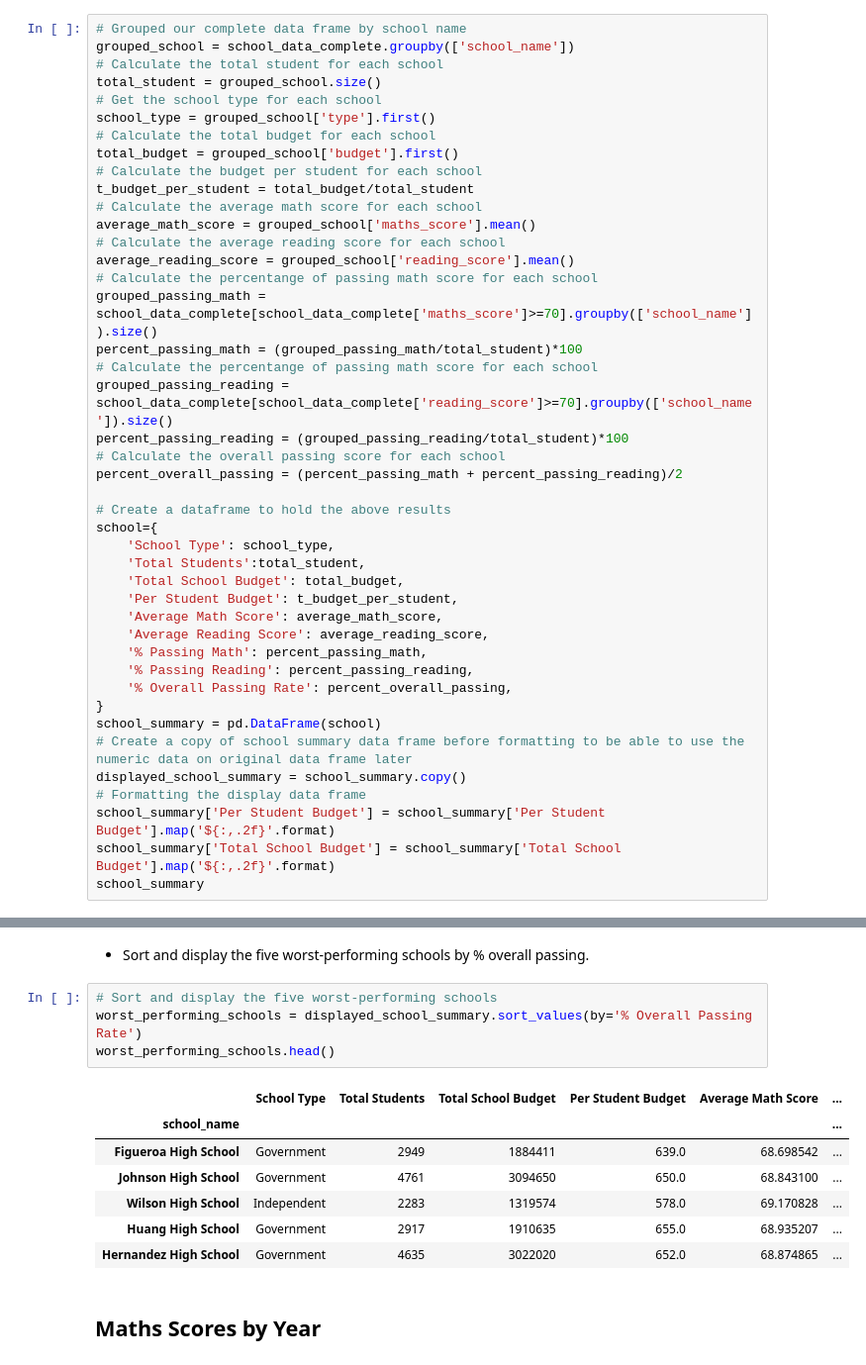
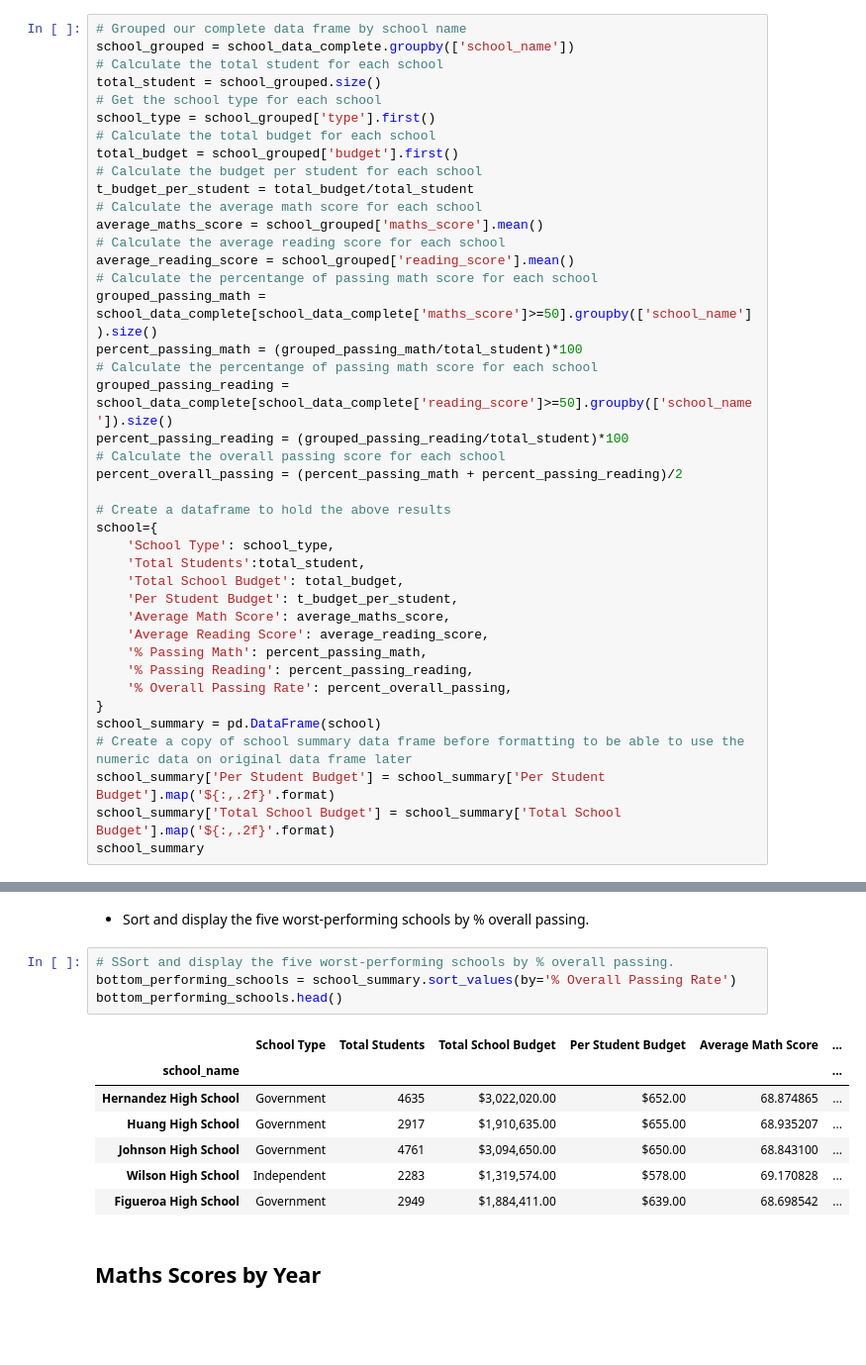
Before and after one commit to nickjaycarr88/pandas_challenge, a Jupyter notebook: PyCitySchools_starter_trial.ipynb, the cells around one changed output, grey strips where cells are left out. Shown at 99% size. Saved outputs shown, nothing was run; the diff lists cells and outputs as text; blank space fills up the shorter version.

```diff
--- a/PyCitySchools_starter_trial.ipynb
+++ b/PyCitySchools_starter_trial.ipynb
@@ -105,24 +105,24 @@ district_summery
 * Create a dataframe to hold the above results
 # %%
 # Grouped our complete data frame by school name
-grouped_school = school_data_complete.groupby(['school_name'])
+school_grouped = school_data_complete.groupby(['school_name'])
 # Calculate the total student for each school
-total_student = grouped_school.size()
+total_student = school_grouped.size()
 # Get the school type for each school
-school_type = grouped_school['type'].first()
+school_type = school_grouped['type'].first()
 # Calculate the total budget for each school
-total_budget = grouped_school['budget'].first()
+total_budget = school_grouped['budget'].first()
 # Calculate the budget per student for each school
 t_budget_per_student = total_budget/total_student
 # Calculate the average math score for each school
-average_math_score = grouped_school['maths_score'].mean()
+average_maths_score = school_grouped['maths_score'].mean()
 # Calculate the average reading score for each school
-average_reading_score = grouped_school['reading_score'].mean()
+average_reading_score = school_grouped['reading_score'].mean()
 # Calculate the percentange of passing math score for each school
-grouped_passing_math = school_data_complete[school_data_complete['maths_score']>=70].groupby(['school_name']).size()
+grouped_passing_math = school_data_complete[school_data_complete['maths_score']>=50].groupby(['school_name']).size()
 percent_passing_math = (grouped_passing_math/total_student)*100
 # Calculate the percentange of passing math score for each school
-grouped_passing_reading = school_data_complete[school_data_complete['reading_score']>=70].groupby(['school_name']).size()
+grouped_passing_reading = school_data_complete[school_data_complete['reading_score']>=50].groupby(['school_name']).size()
 percent_passing_reading = (grouped_passing_reading/total_student)*100
 # Calculate the overall passing score for each school
 percent_overall_passing = (percent_passing_math + percent_passing_reading)/2
@@ -133,7 +133,7 @@ school={
     'Total Students':total_student,
     'Total School Budget': total_budget,
     'Per Student Budget': t_budget_per_student,
-    'Average Math Score': average_math_score,
+    'Average Math Score': average_maths_score,
     'Average Reading Score': average_reading_score,
     '% Passing Math': percent_passing_math,
     '% Passing Reading': percent_passing_reading,
@@ -141,8 +141,6 @@ school={
 }
 school_summary = pd.DataFrame(school)
 # Create a copy of school summary data frame before formatting to be able to use the numeric data on original data frame later
-displayed_school_summary = school_summary.copy()
-# Formatting the display data frame
 school_summary['Per Student Budget'] = school_summary['Per Student Budget'].map('${:,.2f}'.format)
 school_summary['Total School Budget'] = school_summary['Total School Budget'].map('${:,.2f}'.format)
 school_summary
@@ -185,17 +183,17 @@ top_performing_schools.head()
 # %% [markdown]
 * Sort and display the five worst-performing schools by % overall passing.
 # %%
-# Sort and display the five worst-performing schools
-worst_performing_schools = displayed_school_summary.sort_values(by='% Overall Passing Rate')
-worst_performing_schools.head()
+# SSort and display the five worst-performing schools by % overall passing.
+bottom_performing_schools = school_summary.sort_values(by='% Overall Passing Rate')
+bottom_performing_schools.head()
 # %% [output]
 |  | School Type | Total Students | Total School Budget | Per Student Budget | Average Math Score | ... |
 | school_name |  |  |  |  |  | ... |
-| Figueroa High School | Government | 2949 | 1884411 | 639.0 | 68.698542 | ... |
-| Johnson High School | Government | 4761 | 3094650 | 650.0 | 68.843100 | ... |
-| Wilson High School | Independent | 2283 | 1319574 | 578.0 | 69.170828 | ... |
-| Huang High School | Government | 2917 | 1910635 | 655.0 | 68.935207 | ... |
-| Hernandez High School | Government | 4635 | 3022020 | 652.0 | 68.874865 | ... |
+| Hernandez High School | Government | 4635 | $3,022,020.00 | $652.00 | 68.874865 | ... |
+| Huang High School | Government | 2917 | $1,910,635.00 | $655.00 | 68.935207 | ... |
+| Johnson High School | Government | 4761 | $3,094,650.00 | $650.00 | 68.843100 | ... |
+| Wilson High School | Independent | 2283 | $1,319,574.00 | $578.00 | 69.170828 | ... |
+| Figueroa High School | Government | 2949 | $1,884,411.00 | $639.00 | 68.698542 | ... |
 # %% [markdown]
 ## Maths Scores by Year
 # %% [markdown]
```
Also changed, not shown: parts of 6 cells of this notebook, 9 other files.
